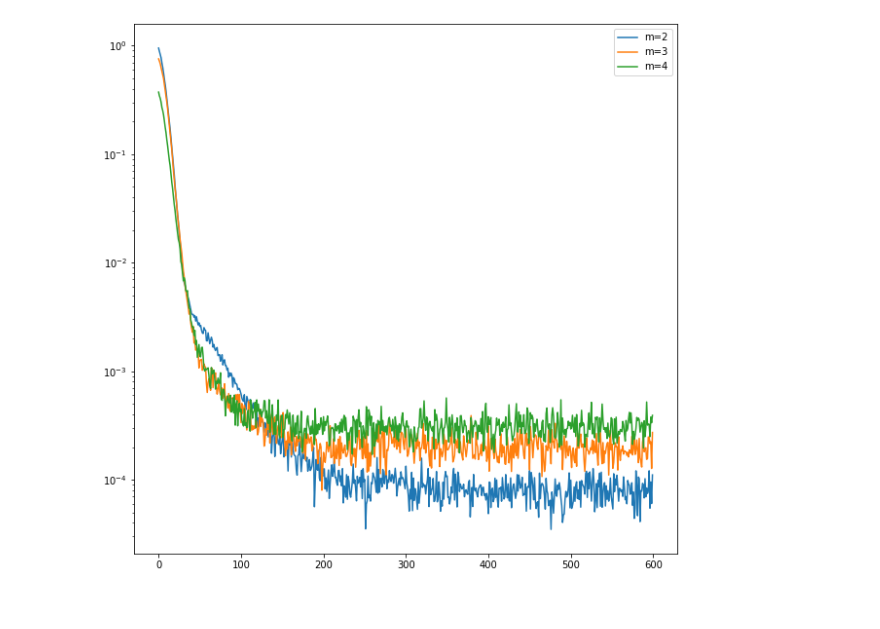
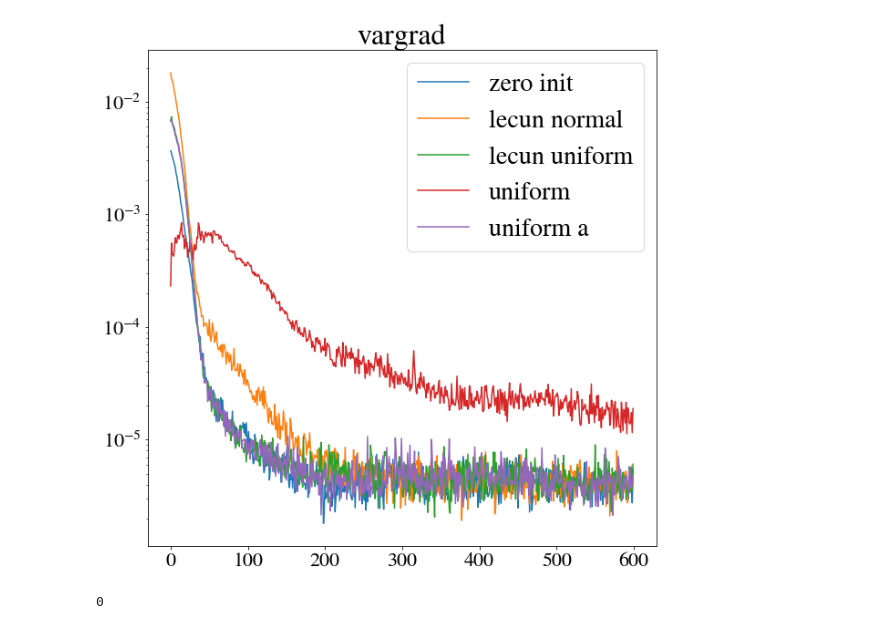
Before and after one commit to david-f-amorim/PQC_function_evaluation, a Jupyter notebook: first_steps.ipynb, the cells around one changed output. Cells and saved outputs as stored; diff of their text form; code cells hidden in the pictures.

```diff
--- a/first_steps.ipynb
+++ b/first_steps.ipynb
@@ -1,19 +1,57 @@
 # %%
 import numpy as np
 import matplotlib.pyplot as plt
+from matplotlib import rcParams
 
-g3 = np.load("outputs/grad_6_3(0)_6_600_psi_MM_(S)(PR)(r).npy")
-g3_lecun_normal = np.load("outputs/grad_6_3(0)_6_600_psi_MM_lecun_normal(S)(PR)(r).npy")
-g3_lecun_uniform = np.load("outputs/grad_6_3(0)_6_600_psi_MM_lecun_uniform(S)(PR)(r).npy")
+rcParams['mathtext.fontset'] = 'stix'
+rcParams['font.family'] = 'STIXGeneral'
+width=0.75
+color='black'
+fontsize=28
+titlesize=32
+ticksize=22
+figsize=(10,10)
+
+metric="vargrad"
+
+g3 = np.load(f"outputs/{metric}_6_3(0)_6_600_psi_MM_zero_init(S)(PR)(r).npy")
+g3_lecun_normal = np.load(f"outputs/{metric}_6_3(0)_6_600_psi_MM_lecun_normal(S)(PR)(r).npy")
+g3_lecun_uniform = np.load(f"outputs/{metric}_6_3(0)_6_600_psi_MM_lecun_uniform(S)(PR)(r).npy")
+g3_uniform = np.load(f"outputs/{metric}_6_3(0)_6_600_psi_MM_uniform(S)(PR)(r).npy")
+g3_uniform_a = np.load(f"outputs/{metric}_6_3(0)_6_600_psi_MM_uniform_0.1(S)(PR)(r).npy")
 
 x=np.arange(600)
 
-plt.figure(figsize=(10,10))
+plt.figure(figsize=figsize)
+plt.title(metric,fontsize=titlesize)
 plt.plot(x,g3, label="zero init")
 plt.plot(x,g3_lecun_normal, label="lecun normal")
 plt.plot(x,g3_lecun_uniform, label="lecun uniform")
+plt.plot(x,g3_uniform, label="uniform")
+plt.plot(x,g3_uniform_a, label="uniform a")
+plt.tick_params('both', labelsize=ticksize)
 plt.yscale('log')
-plt.legend()
+plt.legend(fontsize=fontsize)
 plt.show()
 # %% [output]
-[figure, old version]
+[figure, new version]
+# %%
+
+def get_Pi(arr: list =np.ones((100,100))):
+    Nx=arr.shape[0]
+    Ny=arr.shape[1]
+    Pi=0
+    arr/=np.max(arr)
+    for i in np.arange(Nx):
+        distance=np.empty(Ny-1)
+        for j in np.arange(Ny-1):
+            distance[j]=np.abs(arr[i,j]-arr[i,j+1])
+        M=np.max(distance)
+        A=(np.sum(distance)-M) / (Ny-2)
+        if M-A > Pi:
+            Pi=M-A
+    return Pi
+
+get_Pi()
+# %% [output]
+0
```
Also changed, not shown: 2 other files.
